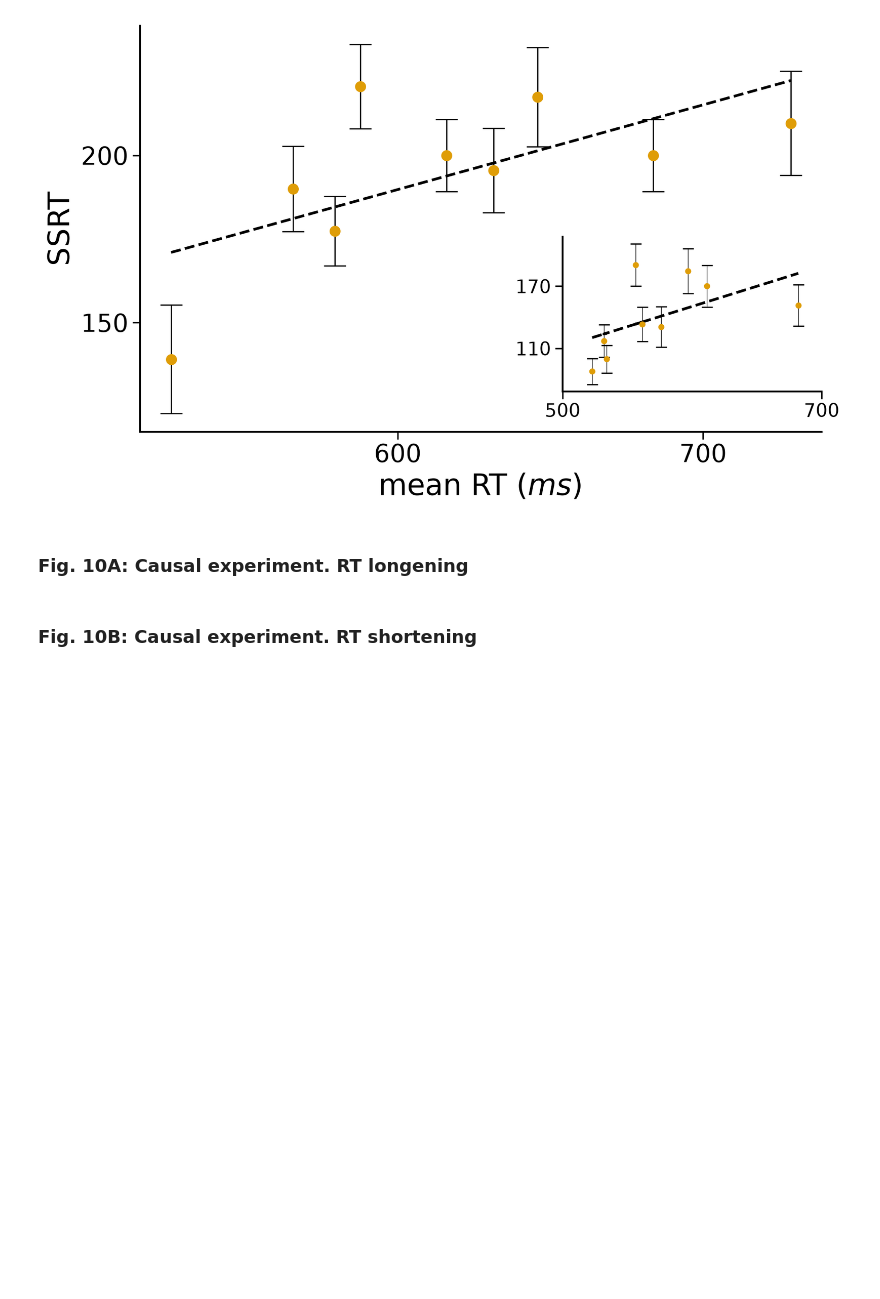
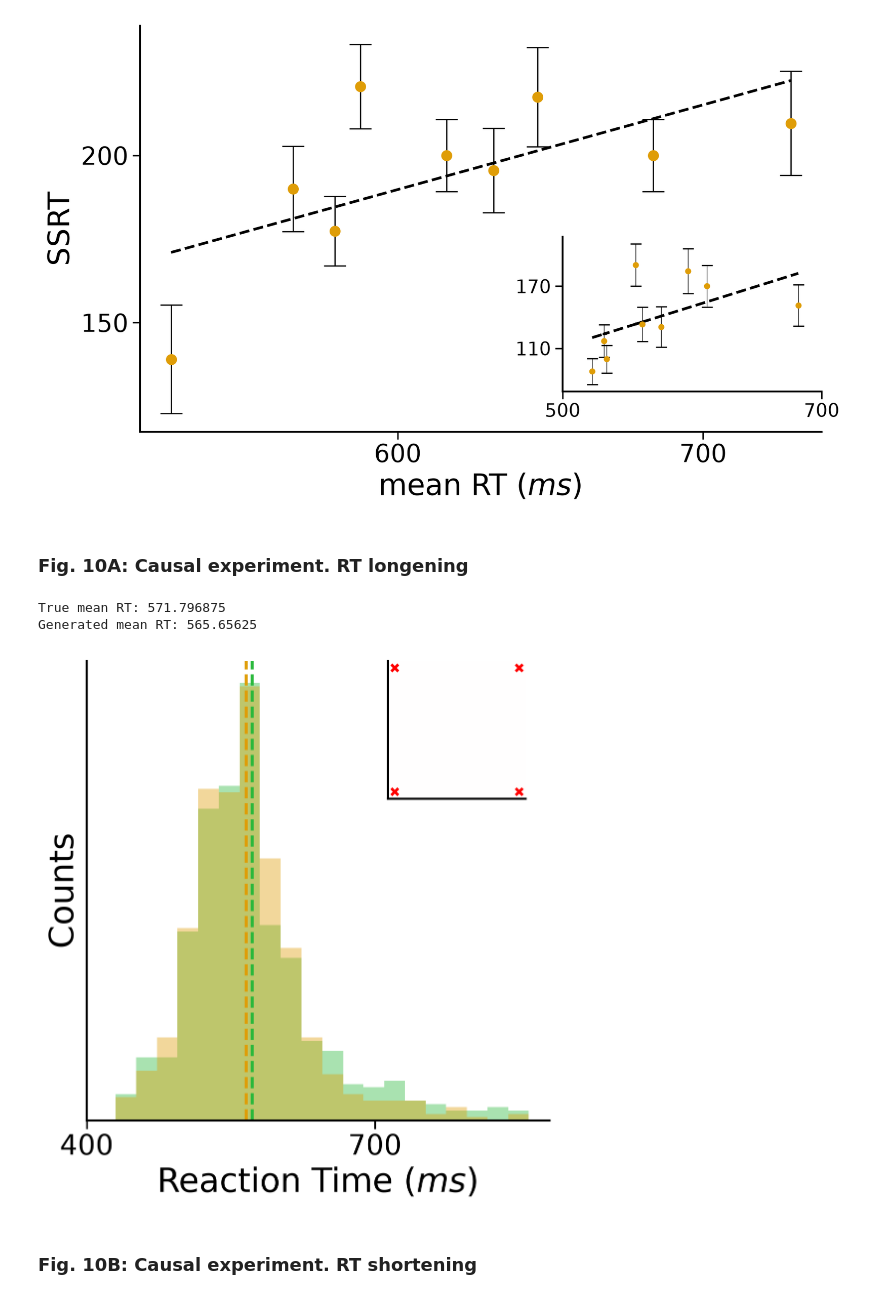
Before and after one commit to atubito98/deep-markov-model, a Jupyter notebook: dmm_test.ipynb, the cells around one changed output. Cells and saved outputs as stored; diff of their text form; code cells hidden in the pictures; blank space fills up the shorter version.

```diff
--- a/dmm_test.ipynb
+++ b/dmm_test.ipynb
@@ -507,33 +519,37 @@ SSRT medio: 190ms
 # %%
 diff_dict = {
     "data": test_data,
     "n_trials": 20,       # mostra un trial in sovraimpressione
     "stimulation_steps": 20,
-    "l": 0.12,
+    "l": 0.00005,
     "step": 76,
     "bins": 20,
     "f": 0.1,
     "alpha_L1": 1e-3,
     "l1_ratio": 0.1,   # rapporto L1/L2
     "mean": True,
     "multi_direction":True,
     "stimolate": True,
     "add_residual": True,
     "alpha": 0.4,
-    "compute": False,
+    "compute": False,   # True, False
     "mean_trials":True,  # True mostra la z media di n trials, False mostra tutte le z degli n_trials
     "color_true": "#29B83B",
     "color_pred": "#df9d07",
     "x_ticks_hist": [400, 700],  # [400, 700]   [600, 800]
     "markersize": 5,
     "markeredgewidth": 2,
     "color_edge": 'r',
     "cmap_stim": "bwr",
     "thr": -0.05,
     "inset_dim": [0.65, 0.7, 0.3, 0.3],
 }
 
 figures.plot_cycle_shift_long(comm_dict, diff_dict)
+# %% [output]
+True mean RT: 571.796875
+Generated mean RT: 565.65625
+[figure, added]
 # %% [markdown]
 ### Fig. 10B: Causal experiment. RT shortening
 # %%
```
Also changed, not shown: parts of 3 cells of this notebook, 2 other files.
